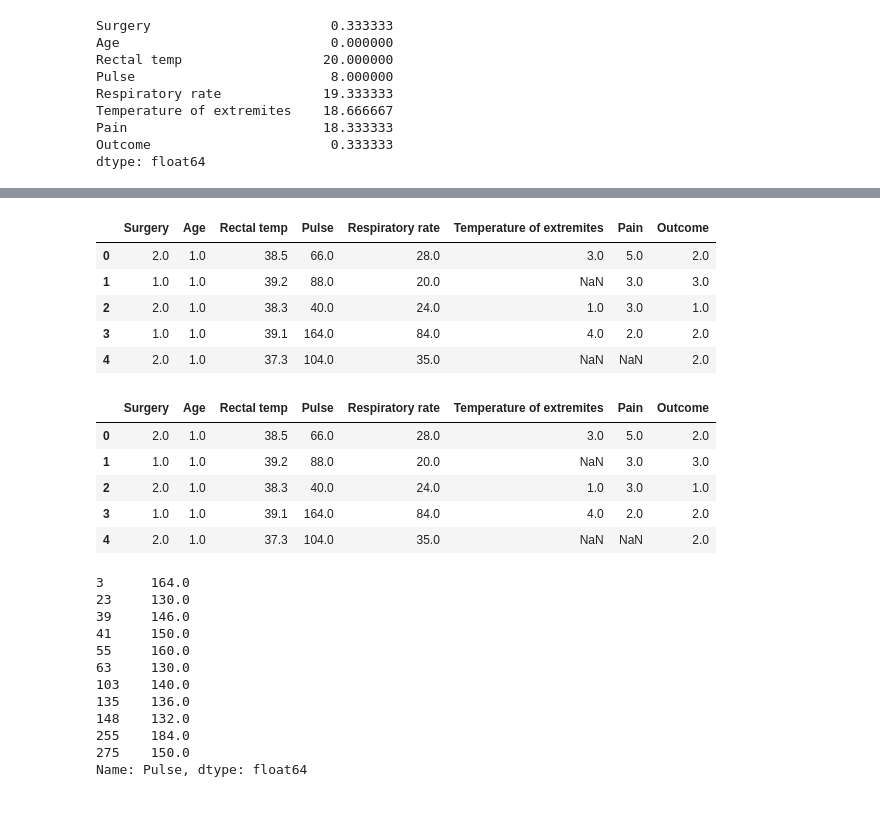
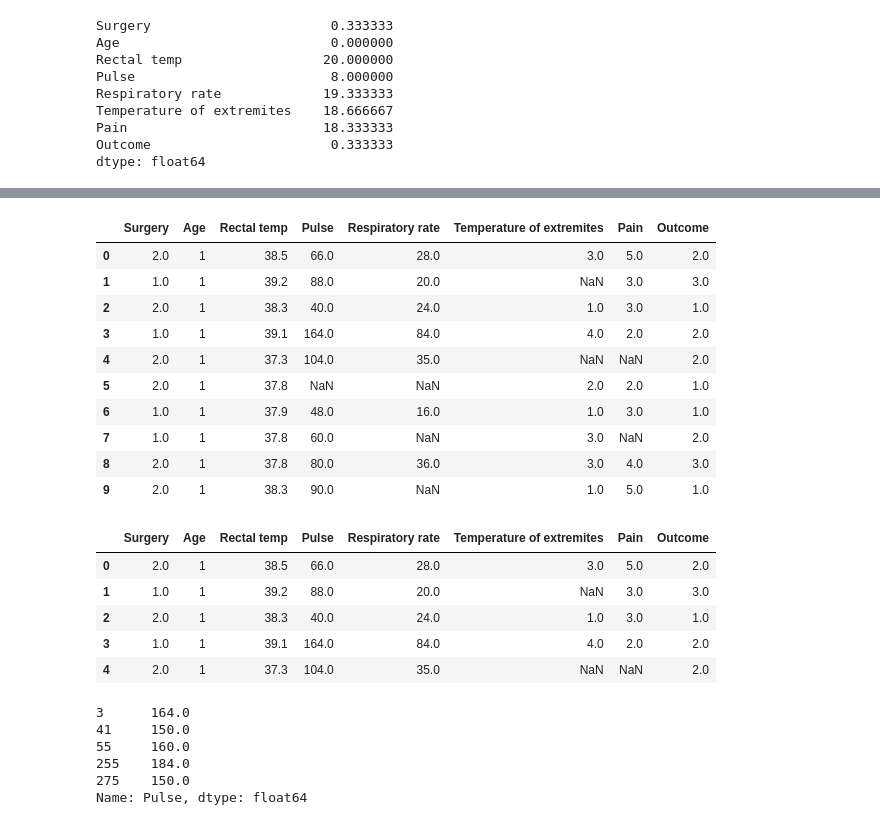
Before and after one commit to archimage-wiz/DS_PythonStat_Hw_Anomaly, a Jupyter notebook: Hw_AnomalySearch.ipynb, the cells around one changed output, grey strips where cells are left out. Cells and saved outputs as stored; diff of their text form; code cells hidden in the pictures.

```diff
--- a/Hw_AnomalySearch.ipynb
+++ b/Hw_AnomalySearch.ipynb
@@ -71,19 +71,24 @@ hd.describe()
 # %%
 surgery_outlier = hd[(hd["Surgery"] < 1) | (hd["Surgery"] > 2)]
 
 age_outlier = hd[(hd["Age"] < 1) | (hd["Age"] > 2)]
 hd["Age"] = hd["Age"].replace(9, 1)
 
-hd[hd["Rectal temp"].isna()] = 37.8
+hd["Rectal temp"] = hd["Rectal temp"].fillna(37.8)
 
-hd.head()
+hd.head(10)
 # %% [output]
 |  | Surgery | Age | Rectal temp | Pulse | Respiratory rate | Temperature of extremites | Pain | Outcome |
-| 0 | 2.0 | 1.0 | 38.5 | 66.0 | 28.0 | 3.0 | 5.0 | 2.0 |
-| 1 | 1.0 | 1.0 | 39.2 | 88.0 | 20.0 | NaN | 3.0 | 3.0 |
-| 2 | 2.0 | 1.0 | 38.3 | 40.0 | 24.0 | 1.0 | 3.0 | 1.0 |
-| 3 | 1.0 | 1.0 | 39.1 | 164.0 | 84.0 | 4.0 | 2.0 | 2.0 |
-| 4 | 2.0 | 1.0 | 37.3 | 104.0 | 35.0 | NaN | NaN | 2.0 |
+| 0 | 2.0 | 1 | 38.5 | 66.0 | 28.0 | 3.0 | 5.0 | 2.0 |
+| 1 | 1.0 | 1 | 39.2 | 88.0 | 20.0 | NaN | 3.0 | 3.0 |
+| 2 | 2.0 | 1 | 38.3 | 40.0 | 24.0 | 1.0 | 3.0 | 1.0 |
+| 3 | 1.0 | 1 | 39.1 | 164.0 | 84.0 | 4.0 | 2.0 | 2.0 |
+| 4 | 2.0 | 1 | 37.3 | 104.0 | 35.0 | NaN | NaN | 2.0 |
+| 5 | 2.0 | 1 | 37.8 | NaN | NaN | 2.0 | 2.0 | 1.0 |
+| 6 | 1.0 | 1 | 37.9 | 48.0 | 16.0 | 1.0 | 3.0 | 1.0 |
+| 7 | 1.0 | 1 | 37.8 | 60.0 | NaN | 3.0 | NaN | 2.0 |
+| 8 | 2.0 | 1 | 37.8 | 80.0 | 36.0 | 3.0 | 4.0 | 3.0 |
+| 9 | 2.0 | 1 | 38.3 | 90.0 | NaN | 1.0 | 5.0 | 1.0 |
 # %%
 # find outlier in rectal temp
 def find_outliers(data):
@@ -102,28 +107,23 @@ hd.drop(rectal_temp_outlier.index, inplace=True)
 hd.head()
 # %% [output]
 |  | Surgery | Age | Rectal temp | Pulse | Respiratory rate | Temperature of extremites | Pain | Outcome |
-| 0 | 2.0 | 1.0 | 38.5 | 66.0 | 28.0 | 3.0 | 5.0 | 2.0 |
-| 1 | 1.0 | 1.0 | 39.2 | 88.0 | 20.0 | NaN | 3.0 | 3.0 |
-| 2 | 2.0 | 1.0 | 38.3 | 40.0 | 24.0 | 1.0 | 3.0 | 1.0 |
-| 3 | 1.0 | 1.0 | 39.1 | 164.0 | 84.0 | 4.0 | 2.0 | 2.0 |
-| 4 | 2.0 | 1.0 | 37.3 | 104.0 | 35.0 | NaN | NaN | 2.0 |
+| 0 | 2.0 | 1 | 38.5 | 66.0 | 28.0 | 3.0 | 5.0 | 2.0 |
+| 1 | 1.0 | 1 | 39.2 | 88.0 | 20.0 | NaN | 3.0 | 3.0 |
+| 2 | 2.0 | 1 | 38.3 | 40.0 | 24.0 | 1.0 | 3.0 | 1.0 |
+| 3 | 1.0 | 1 | 39.1 | 164.0 | 84.0 | 4.0 | 2.0 | 2.0 |
+| 4 | 2.0 | 1 | 37.3 | 104.0 | 35.0 | NaN | NaN | 2.0 |
 # %%
 # find outliers in pulse
 
-hd[hd["Pulse"].isna()] = 9
+pulse_na = hd[hd["Pulse"].isna()]
+hd.drop(pulse_na.index, inplace=True)
 
 pulse_outliers = find_outliers(hd["Pulse"])
 pulse_outliers
 # %% [output]
 3      164.0
-23     130.0
-39     146.0
 41     150.0
 55     160.0
-63     130.0
-103    140.0
-135    136.0
-148    132.0
 255    184.0
 275    150.0
 Name: Pulse, dtype: float64
```
Also changed, not shown: parts of 11 cells of this notebook, 1 other file.
